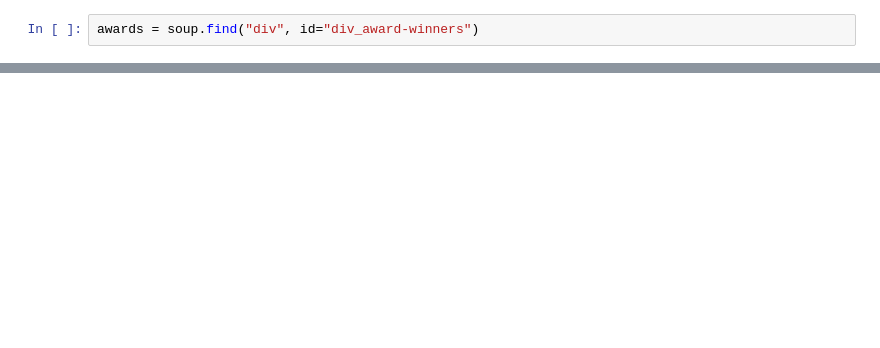
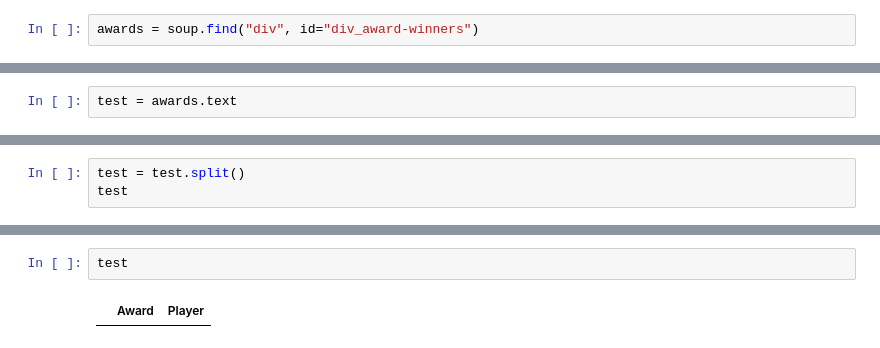
Before and after one commit to andrewfrilot/NBA_Scout, a Jupyter notebook: iPython_Notebooks/College_Awards_Scrape.ipynb, the cells around one changed output, grey strips where cells are left out. Drawn from its saved outputs; the diff is of its cells as text; blank space fills up the shorter version.

Commit message:
first push of awards data and other files

```diff
--- a/iPython_Notebooks/College_Awards_Scrape.ipynb
+++ b/iPython_Notebooks/College_Awards_Scrape.ipynb
@@ -76,0 +61,2 @@ awards
+# %%
+test = awards.text
@@ -76,0 +95,3 @@ awards
+# %%
+test = test.split()
+test
@@ -76,0 +139,4 @@ awards
+# %%
+test
+# %% [output]
+|  | Award | Player |
```
Also changed, not shown: parts of 9 cells of this notebook, 6 other files.
